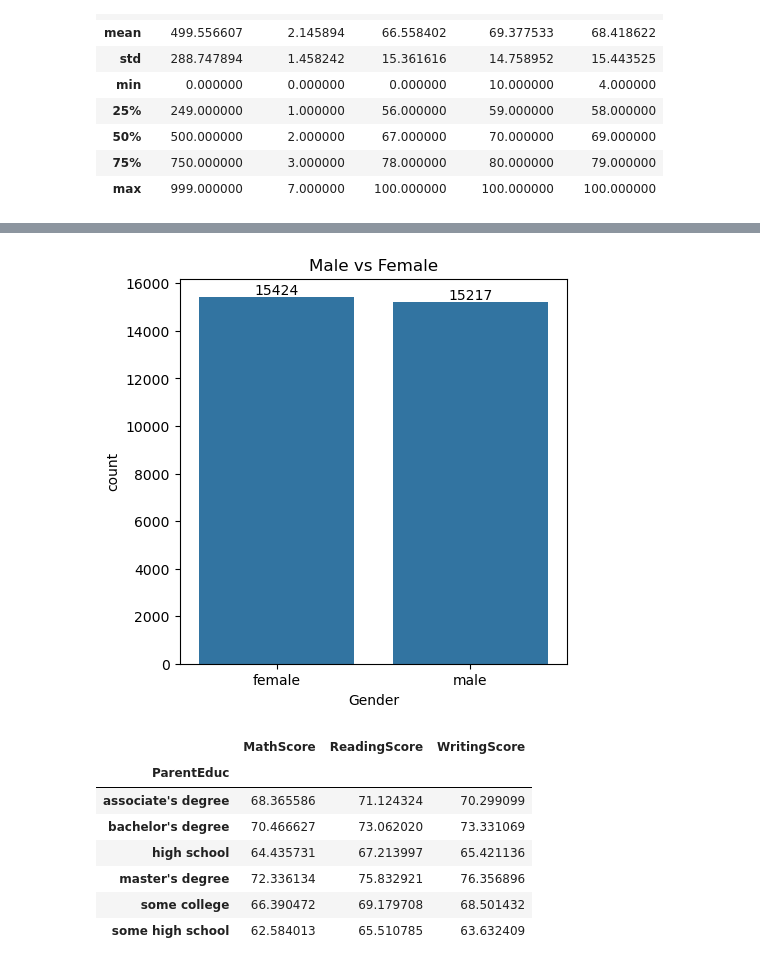
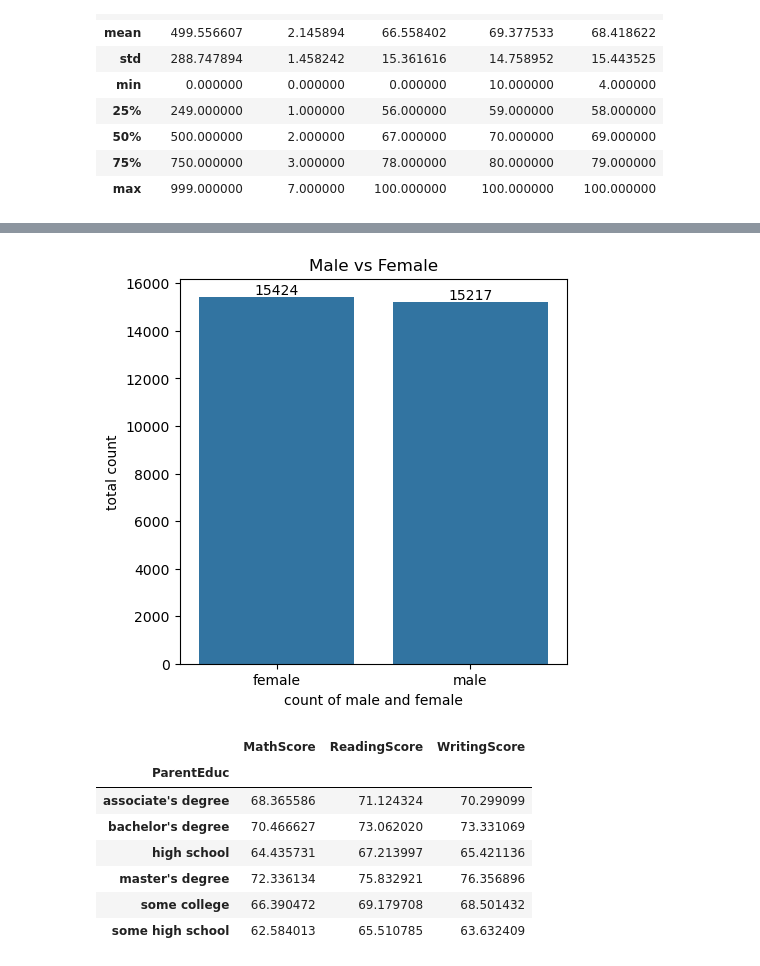
Before and after one commit to syedomer17/DataScience-GenAI-MLOps, a Jupyter notebook: projects/Student-Performance-Analysis/project.ipynb, the cells around one changed output, grey strips where cells are left out. Cells and saved outputs as stored; diff of their text form; code cells hidden in the pictures.

```diff
--- a/projects/Student-Performance-Analysis/project.ipynb
+++ b/projects/Student-Performance-Analysis/project.ipynb
@@ -105,11 +113,13 @@ df.head()
 # %%
 plt.figure(figsize=(5,5))
 ax = sns.countplot(data = df, x = "Gender")
 ax.bar_label(ax.containers[0])
 plt.title("Male vs Female")
+plt.xlabel("count of male and female")
+plt.ylabel("total count")
 plt.show()
 # %% [output]
-[figure, old version]
+[figure, new version]
 # %%
 gb = df.groupby("ParentEduc").agg({
     "MathScore": "mean",
```
Also changed, not shown: parts of 2 cells of this notebook.
